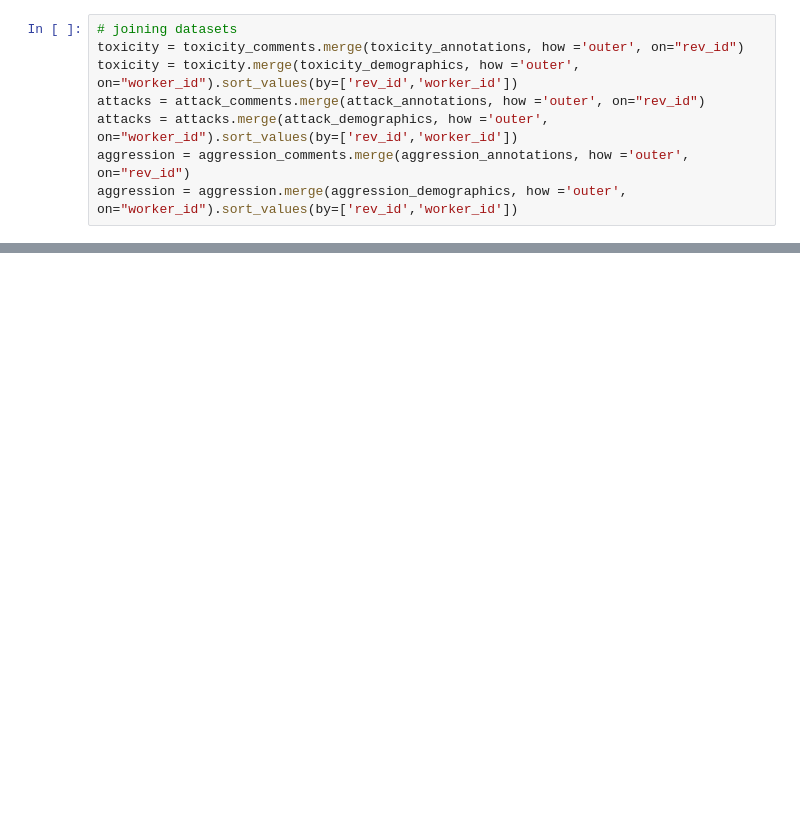
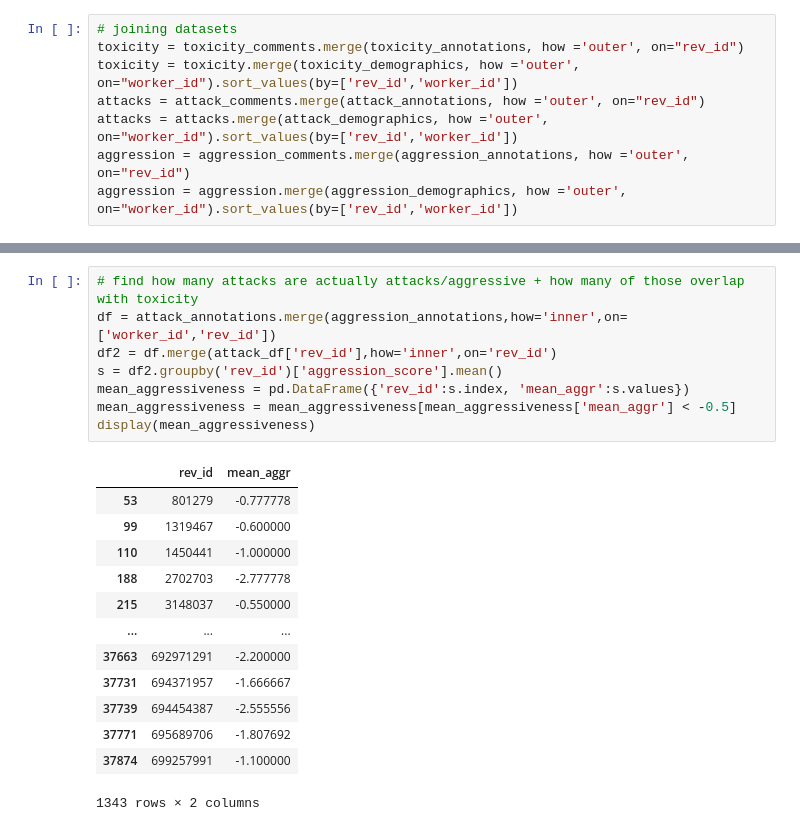
Before and after one commit to MicrosoftExcell/Advanced-Project, a Jupyter notebook: Code/Data Analysis.ipynb, the cells around one changed output, grey strips where cells are left out. Saved outputs shown, nothing was run; the diff lists cells and outputs as text; blank space fills up the shorter version.

```diff
--- a/Code/Data Analysis.ipynb
+++ b/Code/Data Analysis.ipynb
@@ -85,3 +141,25 @@ print(toxicity.head(5))
+# %%
+# find how many attacks are actually attacks/aggressive + how many of those overlap with toxicity
+df = attack_annotations.merge(aggression_annotations,how='inner',on=['worker_id','rev_id'])
+df2 = df.merge(attack_df['rev_id'],how='inner',on='rev_id')
+s = df2.groupby('rev_id')['aggression_score'].mean()
+mean_aggressiveness = pd.DataFrame({'rev_id':s.index, 'mean_aggr':s.values})
+mean_aggressiveness = mean_aggressiveness[mean_aggressiveness['mean_aggr'] < -0.5]
+display(mean_aggressiveness)
+# %% [output]
+|  | rev_id | mean_aggr |
+| 53 | 801279 | -0.777778 |
+| 99 | 1319467 | -0.600000 |
+| 110 | 1450441 | -1.000000 |
+| 188 | 2702703 | -2.777778 |
+| 215 | 3148037 | -0.550000 |
+| ... | ... | ... |
+| 37663 | 692971291 | -2.200000 |
+| 37731 | 694371957 | -1.666667 |
+| 37739 | 694454387 | -2.555556 |
+| 37771 | 695689706 | -1.807692 |
+| 37874 | 699257991 | -1.100000 |
+1343 rows × 2 columns
 # %%
 # toxicity stats
 print("Toxicity")
```
Also changed, not shown: parts of 9 cells of this notebook, 5 other files.
